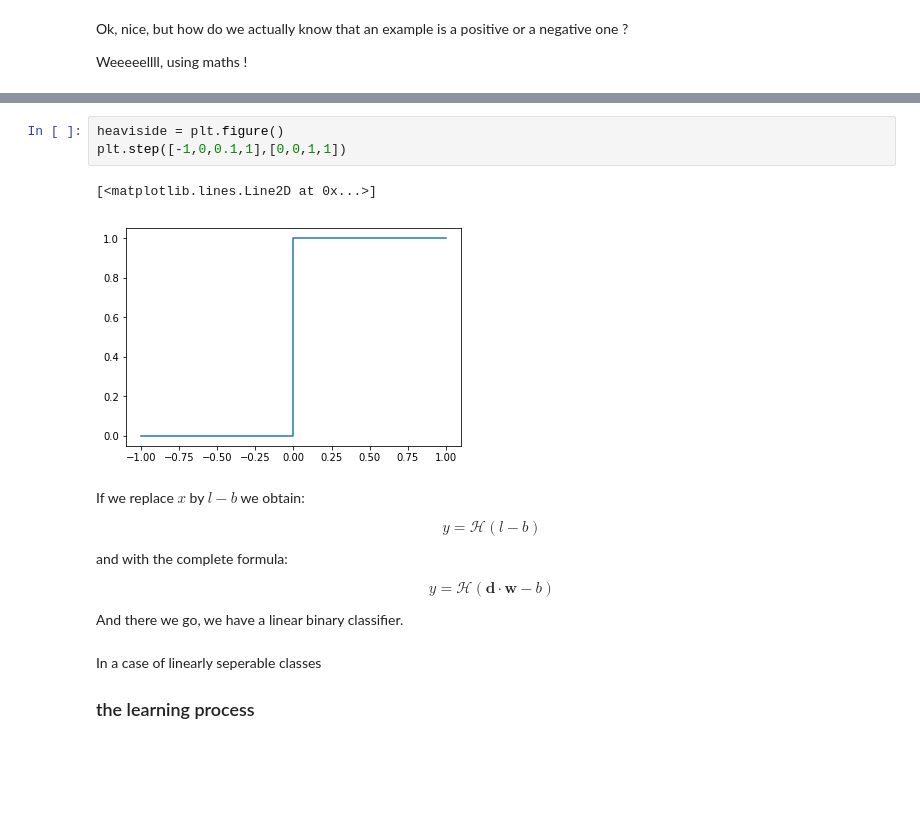
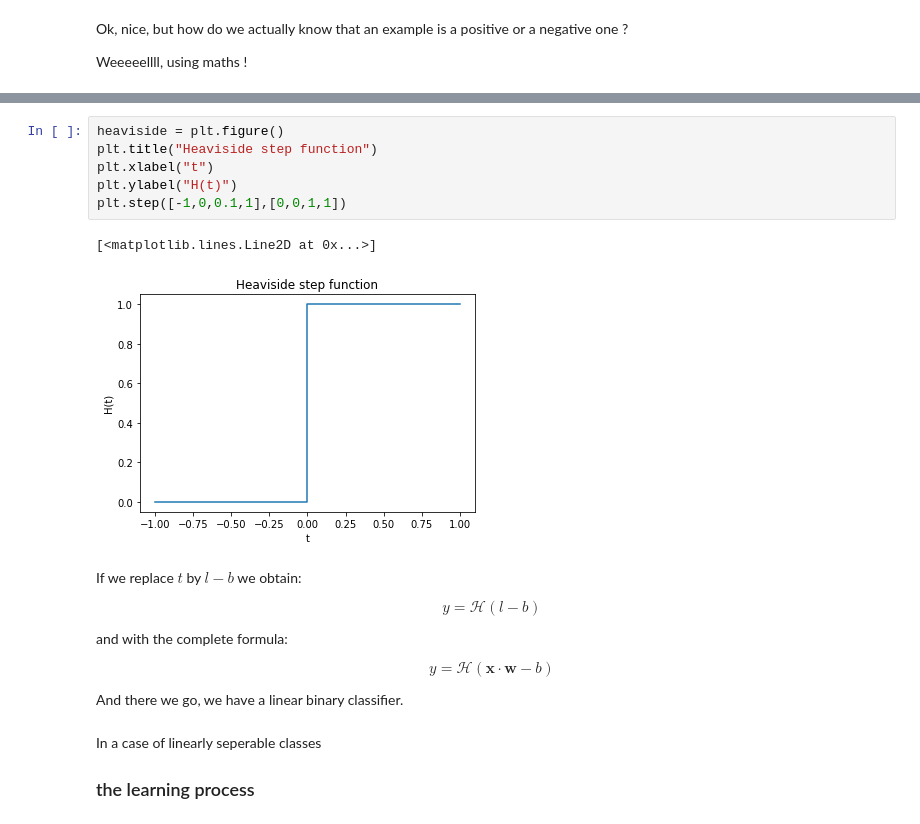
Before and after one commit to GarreauArthur/ldl, a Jupyter notebook: graphs.ipynb, the cells around one changed output, grey strips where cells are left out. Drawn from its saved outputs; the diff is of its cells as text; blank space fills up the shorter version.

Commit message:
being more exact on the dot product (graph)

```diff
--- a/graphs.ipynb
+++ b/graphs.ipynb
@@ -146,18 +163,21 @@ $$
 $$
 # %%
 heaviside = plt.figure()
+plt.title("Heaviside step function")
+plt.xlabel("t")
+plt.ylabel("H(t)")
 plt.step([-1,0,0.1,1],[0,0,1,1])
 # %% [output]
 [<matplotlib.lines.Line2D at 0x...>]
-[figure, old version]
+[figure, new version]
 # %% [markdown]
-If we replace $x$ by $l-b$ we obtain:
+If we replace $t$ by $l-b$ we obtain:
 
 $$y = \mathcal{H}(l-b)$$
 
 and with the complete formula:
 
-$$y = \mathcal{H}(\mathbf{d} \cdot \mathbf{w}-b)$$
+$$y = \mathcal{H}(\mathbf{x} \cdot \mathbf{w}-b)$$
 
 And there we go, we have a linear binary classifier.
 # %% [markdown]
```
Also changed, not shown: parts of 4 cells of this notebook.
